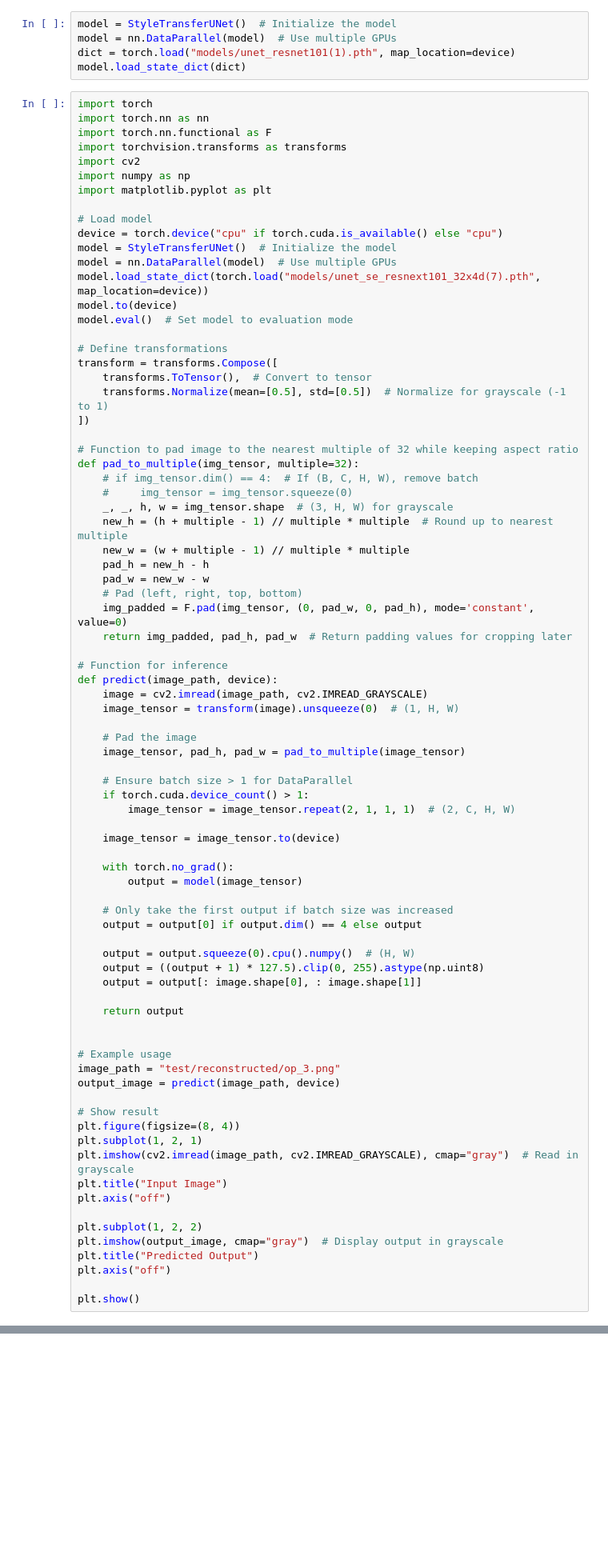
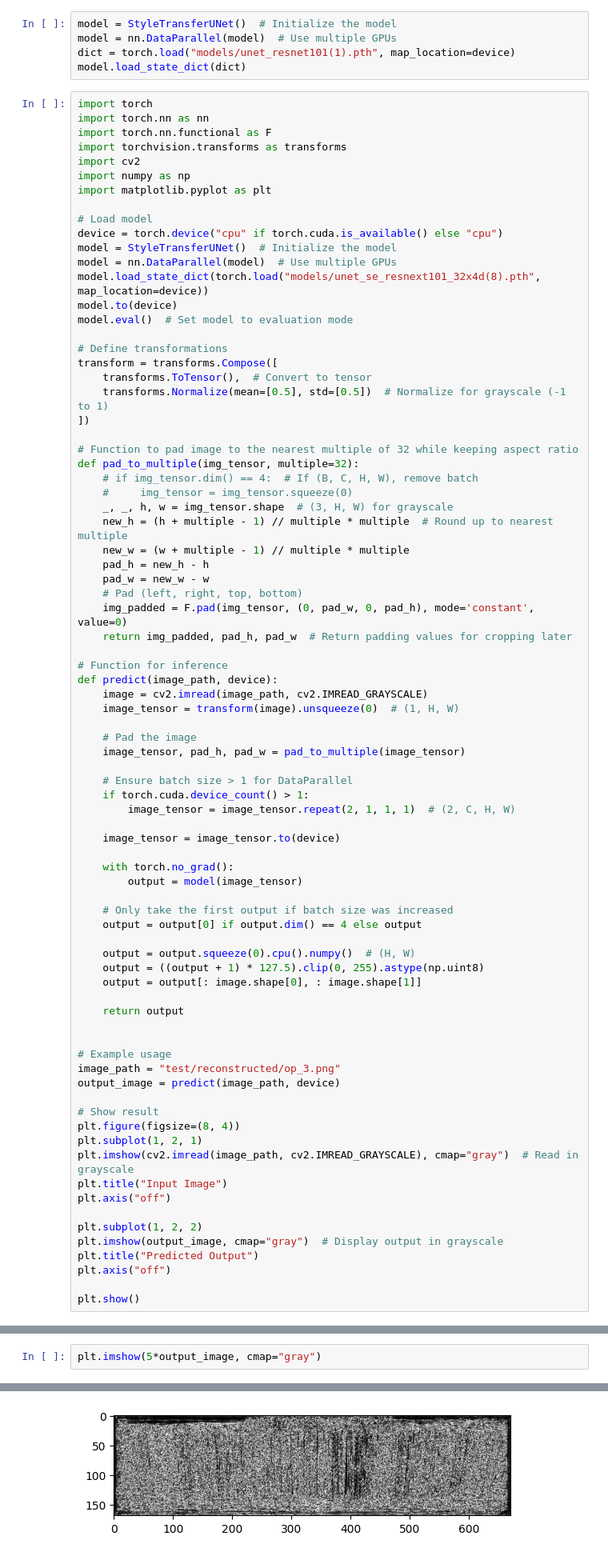
Before and after one commit to Aniruddha521/unblurr-barcodes, a Jupyter notebook: code.ipynb, the cells around one changed output, grey strips where cells are left out. Shown at 80% size. Drawn from its saved outputs; the diff is of its cells as text; blank space fills up the shorter version.

```diff
--- a/code.ipynb
+++ b/code.ipynb
@@ -623,7 +623,7 @@ import matplotlib.pyplot as plt
 device = torch.device("cpu" if torch.cuda.is_available() else "cpu")
 model = StyleTransferUNet()  # Initialize the model
 model = nn.DataParallel(model)  # Use multiple GPUs
-model.load_state_dict(torch.load("models/unet_se_resnext101_32x4d(7).pth", map_location=device))
+model.load_state_dict(torch.load("models/unet_se_resnext101_32x4d(8).pth", map_location=device))
 model.to(device)
 model.eval()  # Set model to evaluation mode
 
@@ -694,0 +705,3 @@ plt.show()
+# %%
+plt.imshow(5*output_image, cmap="gray")
+# %% [output]
@@ -694,0 +709 @@ plt.show()
+[figure, added]
```
Also changed, not shown: parts of 17 cells of this notebook.
